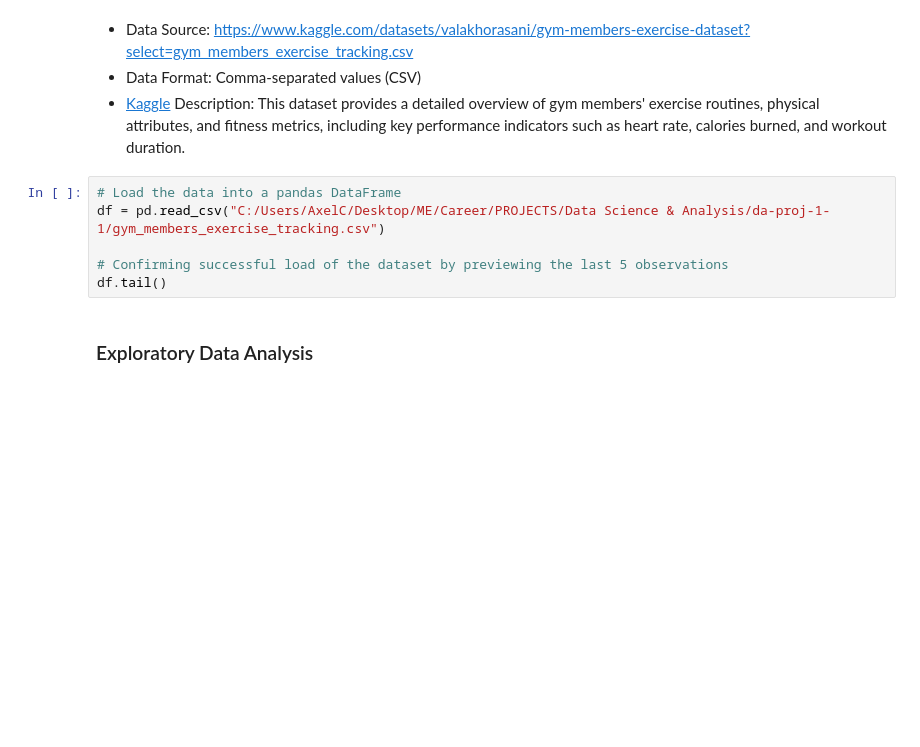
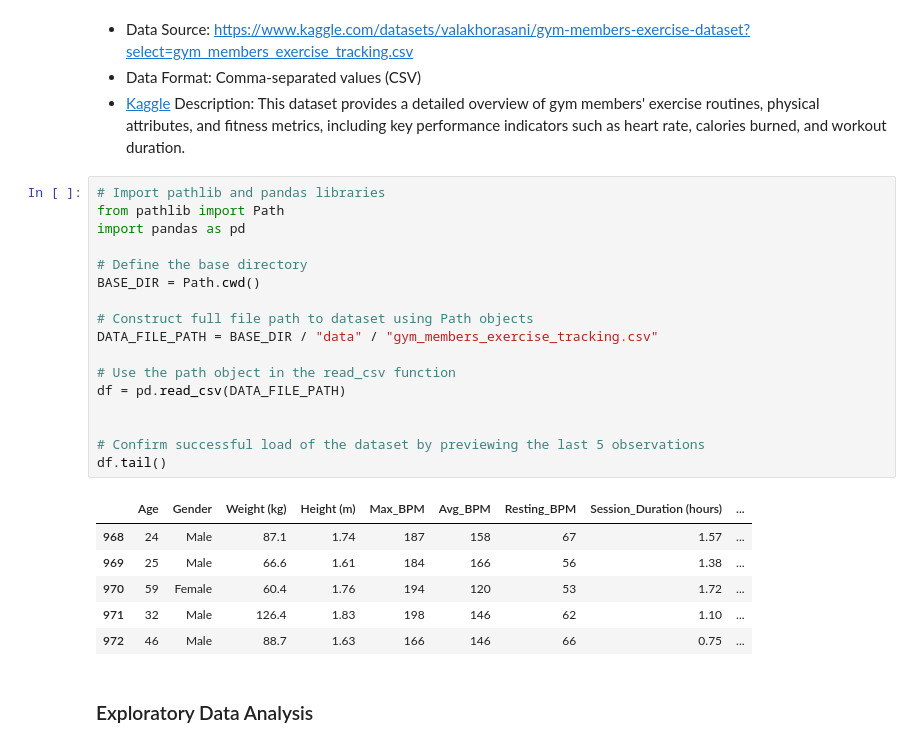
Before and after one commit to axelcabato/da-proj-1, a Jupyter notebook: 1stDAProject.ipynb, the cells around one changed output. Cells and saved outputs as stored; diff of their text form; blank space fills up the shorter version.

```diff
--- a/1stDAProject.ipynb
+++ b/1stDAProject.ipynb
@@ -19,12 +16,30 @@ import pandas as pd
 - Data Source: https://www.kaggle.com/datasets/valakhorasani/gym-members-exercise-dataset?select=gym_members_exercise_tracking.csv
 - Data Format: Comma-separated values (CSV)
 - [Kaggle](https://www.kaggle.com/datasets/valakhorasani/gym-members-exercise-dataset?select=gym_members_exercise_tracking.csv) Description: This dataset provides a detailed overview of gym members' exercise routines, physical attributes, and fitness metrics, including key performance indicators such as heart rate, calories burned, and workout duration.
-# %%
-# Load the data into a pandas DataFrame
-df = pd.read_csv("C:/Users/AxelC/Desktop/ME/Career/PROJECTS/Data Science & Analysis/da-proj-1-1/gym_members_exercise_tracking.csv")
-
-# Confirming successful load of the dataset by previewing the last 5 observations
-df.tail()
+# %%
+# Import pathlib and pandas libraries
+from pathlib import Path
+import pandas as pd
+
+# Define the base directory
+BASE_DIR = Path.cwd()
+
+# Construct full file path to dataset using Path objects
+DATA_FILE_PATH = BASE_DIR / "data" / "gym_members_exercise_tracking.csv"
+
+# Use the path object in the read_csv function
+df = pd.read_csv(DATA_FILE_PATH)
+
+
+# Confirm successful load of the dataset by previewing the last 5 observations
+df.tail()
+# %% [output]
+|  | Age | Gender | Weight (kg) | Height (m) | Max_BPM | Avg_BPM | Resting_BPM | Session_Duration (hours) | ... |
+| 968 | 24 | Male | 87.1 | 1.74 | 187 | 158 | 67 | 1.57 | ... |
+| 969 | 25 | Male | 66.6 | 1.61 | 184 | 166 | 56 | 1.38 | ... |
+| 970 | 59 | Female | 60.4 | 1.76 | 194 | 120 | 53 | 1.72 | ... |
+| 971 | 32 | Male | 126.4 | 1.83 | 198 | 146 | 62 | 1.10 | ... |
+| 972 | 46 | Male | 88.7 | 1.63 | 166 | 146 | 66 | 0.75 | ... |
 # %% [markdown]
 ### Exploratory Data Analysis
 # %% [markdown]
```
Also changed, not shown: parts of 20 cells of this notebook, 1 other file.
